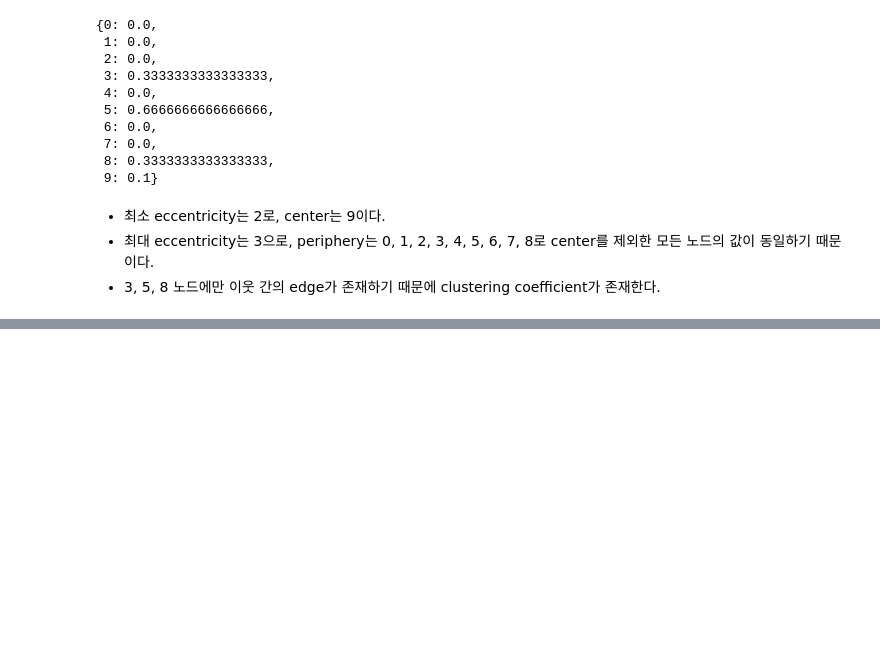
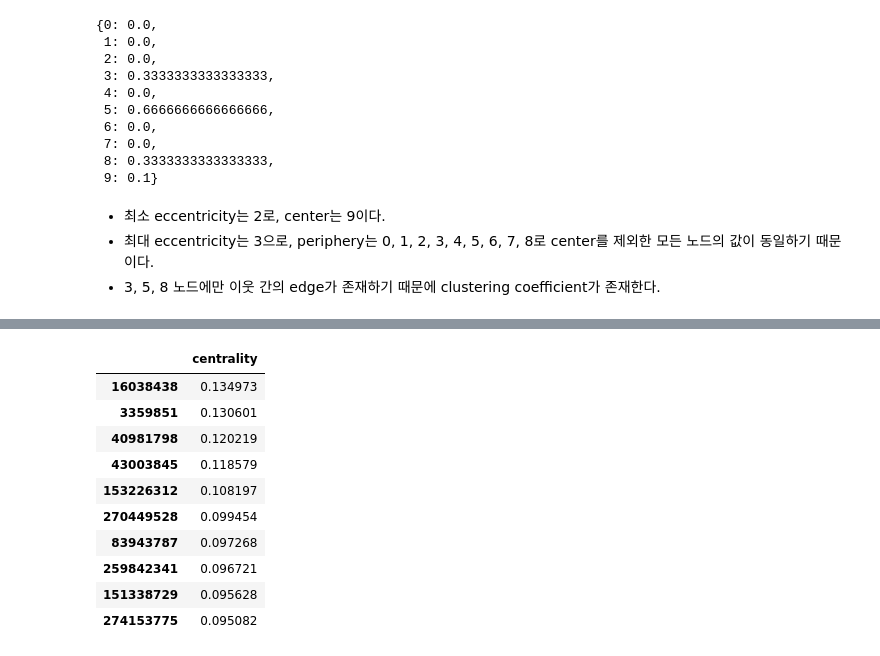
Before and after one commit to kmk4021/data_science, a Jupyter notebook: Assignment4-SNA.ipynb, the cells around one changed output, grey strips where cells are left out. Saved outputs shown, nothing was run; the diff lists cells and outputs as text; code cells hidden in the pictures; blank space fills up the shorter version.

```diff
--- a/Assignment4-SNA.ipynb
+++ b/Assignment4-SNA.ipynb
@@ -359,0 +462,19 @@ periphery(gnm): [0, 1, 2, 3, 4, 5, 6, 7, 8]
+# %%
+degree_centrality = nx.degree_centrality(network)
+
+import pandas as pd
+df = pd.DataFrame(degree_centrality.values(), index=degree_centrality.keys(), columns=['centrality'])
+df2 = df.sort('centrality', ascending=False)
+df2.head(10)
+# %% [output]
+|  | centrality |
+| 16038438 | 0.134973 |
+| 3359851 | 0.130601 |
+| 40981798 | 0.120219 |
+| 43003845 | 0.118579 |
+| 153226312 | 0.108197 |
+| 270449528 | 0.099454 |
+| 83943787 | 0.097268 |
+| 259842341 | 0.096721 |
+| 151338729 | 0.095628 |
+| 274153775 | 0.095082 |
```
Also changed, not shown: parts of 13 cells of this notebook.
